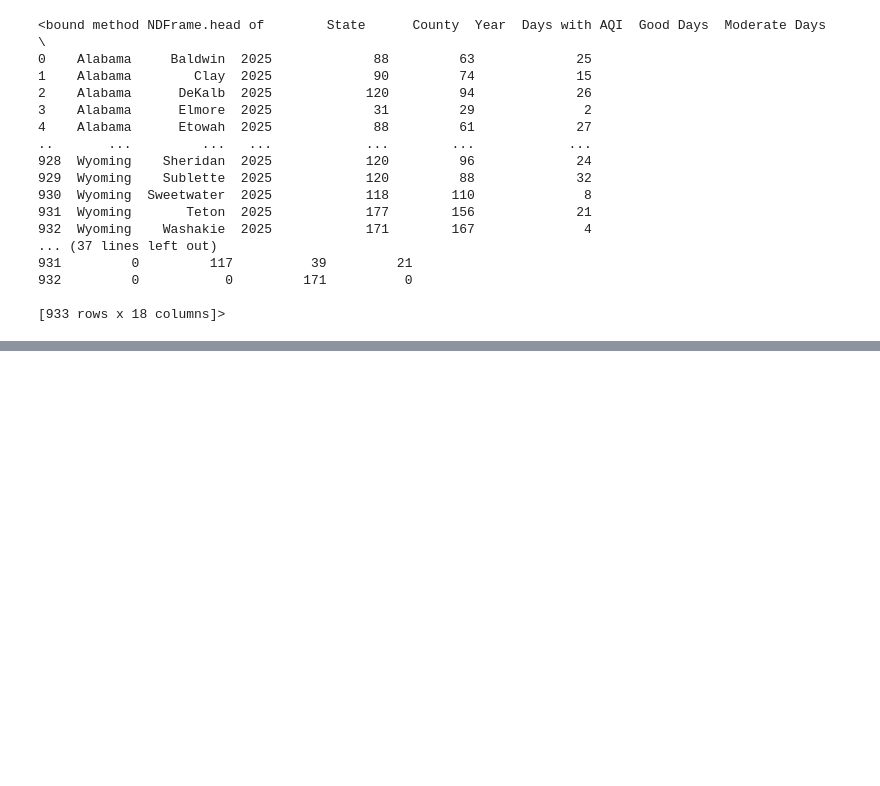
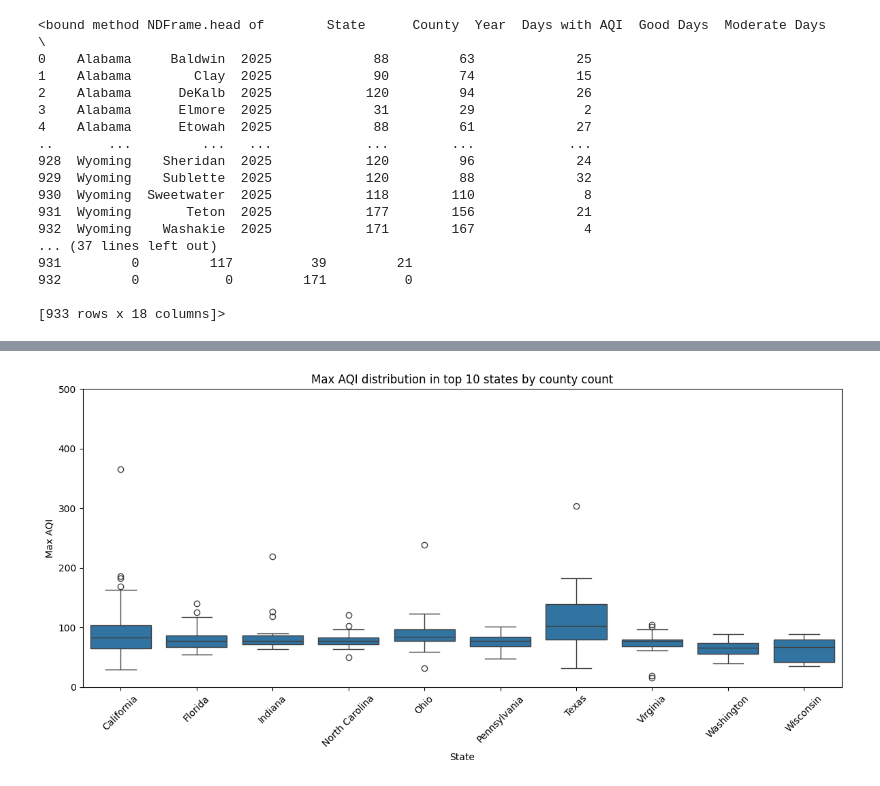
Before and after one commit to INDERJEET-KAUR-25/Air-Quality-Trend-Analysis-and-AQI-Prediction, a Jupyter notebook: data_preprocessing.ipynb, the cells around one changed output, grey strips where cells are left out. Drawn from its saved outputs; the diff is of its cells as text; code cells hidden in the pictures; blank space fills up the shorter version.

```diff
--- a/data_preprocessing.ipynb
+++ b/data_preprocessing.ipynb
@@ -99,0 +141,12 @@ After canonicalization shape: (933, 18)
+# %%
+# Boxplot of Max AQI for top 10 states by county count
+top_states = df['State'].value_counts().nlargest(10).index.tolist()
+plt.figure(figsize=(12,6))
+sns.boxplot(data=df[df['State'].isin(top_states)], x='State', y='Max AQI')
+plt.ylim(0, 500)
+plt.title('Max AQI distribution in top 10 states by county count')
+plt.xticks(rotation=45)
+plt.tight_layout()
+plt.show()
+# %% [output]
+[figure, added]
```
Also changed, not shown: parts of 8 cells of this notebook.
